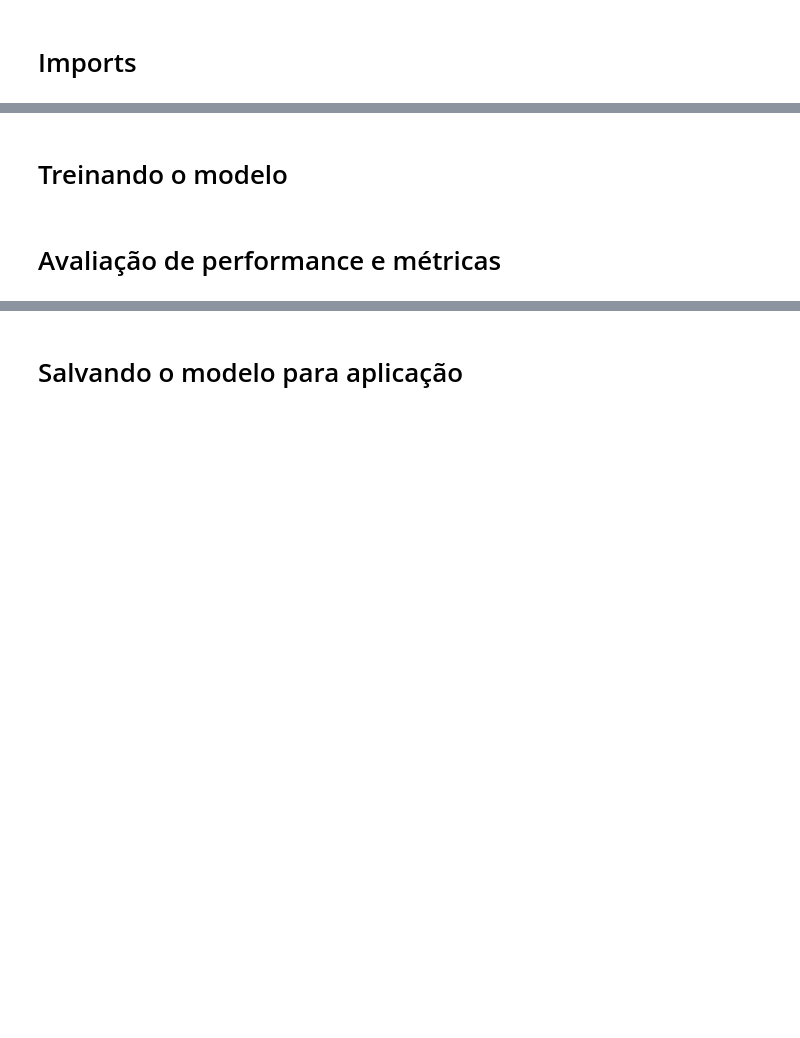
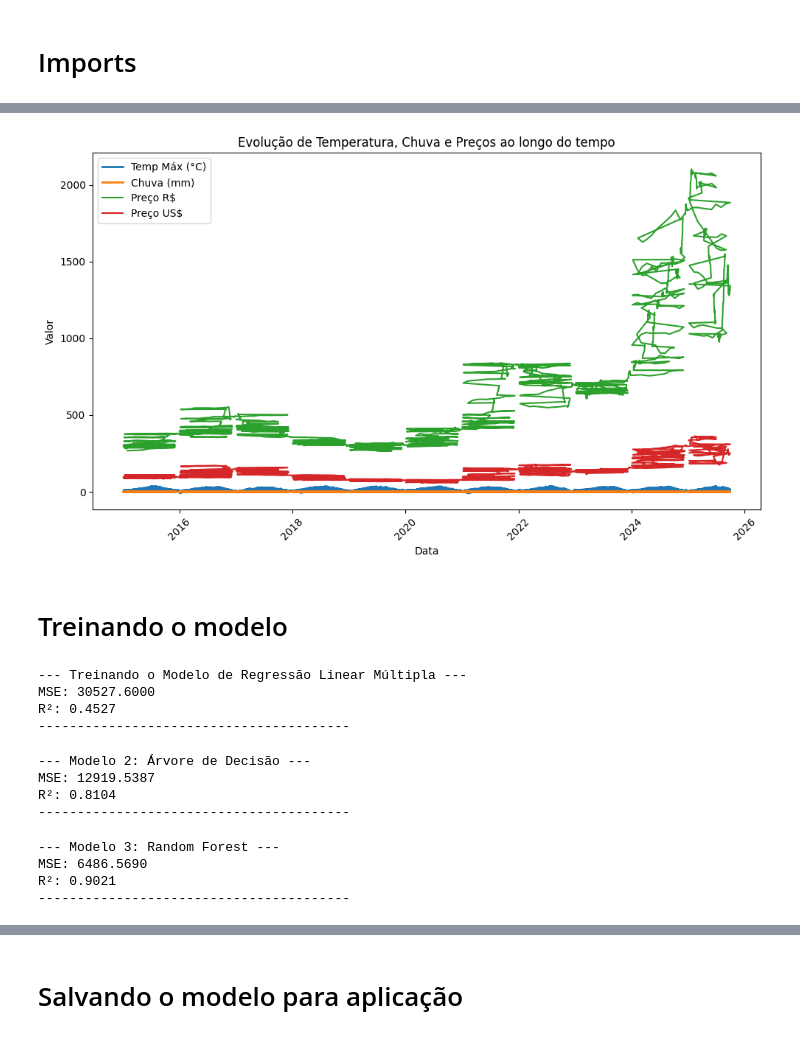
Before and after one commit to 0verthrive/MLE-Posgraduate-projects, a Jupyter notebook: tech_challenge3/project/model/predict_model.ipynb, the cells around one changed output, grey strips where cells are left out. Drawn from its saved outputs; the diff is of its cells as text; code cells hidden in the pictures; blank space fills up the shorter version.

Commit message:
criacao do: modelo e app

```diff
--- a/tech_challenge3/project/model/predict_model.ipynb
+++ b/tech_challenge3/project/model/predict_model.ipynb
@@ -9,4 +107,20 @@
+# %%
+fig, ax = plt.subplots(figsize=(10, 6))
+
+# Plota cada coluna em função da data
+ax.plot(df['date'], df['temperature_2m_max'], label='Temp Máx (°C)', linewidth=2)
+ax.plot(df['date'], df['rain'], label='Chuva (mm)', linewidth=2)
+ax.plot(df['date'], df['price_br'], label='Preço R$')
+ax.plot(df['date'], df['price_us'], label='Preço US$')
+
+ax.set_title("Evolução de Temperatura, Chuva e Preços ao longo do tempo")
+ax.set_xlabel("Data")
+ax.set_ylabel("Valor")
+ax.legend()
+plt.xticks(rotation=45)
+plt.tight_layout()
+plt.show()
+# %% [output]
+[figure, added]
 # %% [markdown]
 # Treinando o modelo
-# %% [markdown]
-# Avaliação de performance e métricas
@@ -12,0 +138,55 @@
+# %%
+scaler = MinMaxScaler()
+X_train_normalized = scaler.fit_transform(X_train)
+X_test_normalized = scaler.transform(X_test)
+
+print("--- Treinando o Modelo de Regressão Linear Múltipla ---")
+modelo_rl = LinearRegression()
+modelo_rl.fit(X_train_normalized, y_train)
+
+y_pred_rl = modelo_rl.predict(X_test_normalized)
+mse_rl = mean_squared_error(y_test, y_pred_rl)
+r2_rl = r2_score(y_test, y_pred_rl)
+
+print(f"MSE: {mse_rl:.4f}")
+print(f"R²: {r2_rl:.4f}")
+print("-" * 40)
+# %% [output]
+--- Treinando o Modelo de Regressão Linear Múltipla ---
+MSE: 30527.6000
+R²: 0.4527
+----------------------------------------
+# %%
+print("--- Modelo 2: Árvore de Decisão ---")
+modelo_ad = DecisionTreeRegressor(random_state=42)
+modelo_ad.fit(X_train_normalized, y_train)
+y_pred_ad = modelo_ad.predict(X_test_normalized)
+
+mse_ad = mean_squared_error(y_test, y_pred_ad)
+r2_ad = r2_score(y_test, y_pred_ad)
+
+print(f"MSE: {mse_ad:.4f}")
+print(f"R²: {r2_ad:.4f}")
+print("-" * 40)
+# %% [output]
+--- Modelo 2: Árvore de Decisão ---
+MSE: 12919.5387
+R²: 0.8104
+----------------------------------------
+# %%
+print("--- Modelo 3: Random Forest ---")
+modelo_rf = RandomForestRegressor(n_estimators=100, random_state=42)
+modelo_rf.fit(X_train_normalized, y_train)
+y_pred_rf = modelo_rf.predict(X_test_normalized)
+
+mse_rf = mean_squared_error(y_test, y_pred_rf)
+r2_rf = r2_score(y_test, y_pred_rf)
+
+print(f"MSE: {mse_rf:.4f}")
+print(f"R²: {r2_rf:.4f}")
+print("-" * 40)
+# %% [output]
+--- Modelo 3: Random Forest ---
+MSE: 6486.5690
+R²: 0.9021
+----------------------------------------
```
Also changed, not shown: parts of 14 cells of this notebook, 17 other files.
